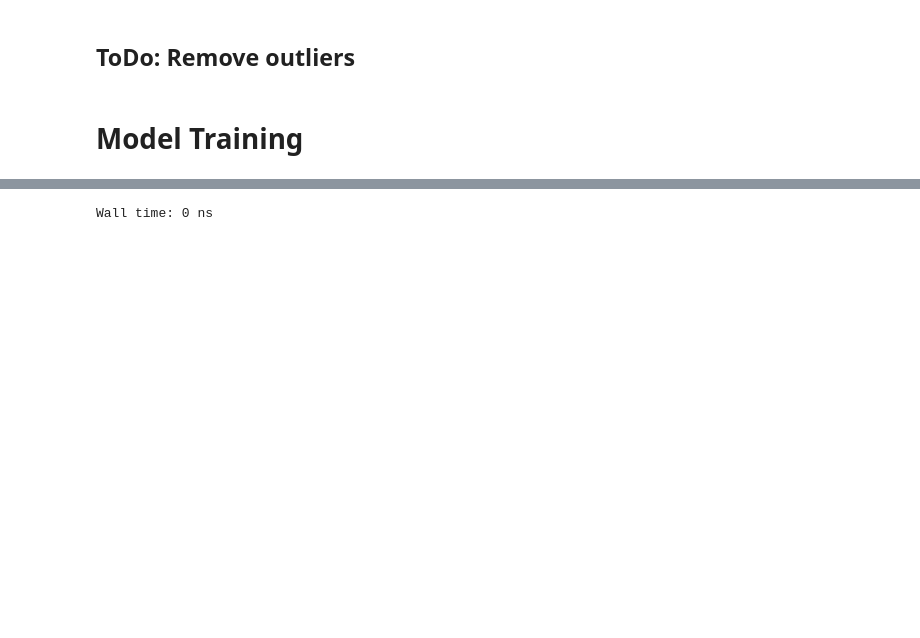
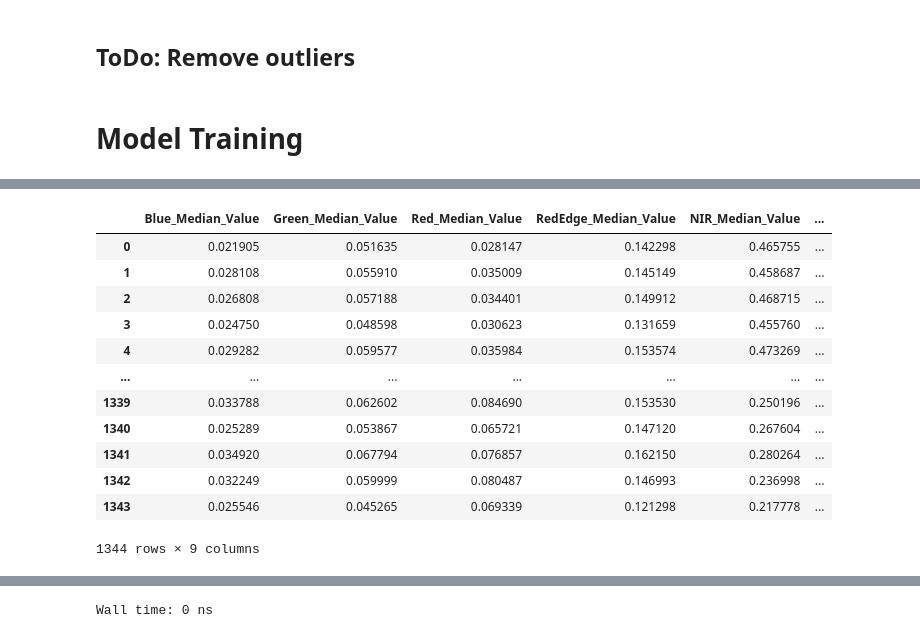
Before and after one commit to fahadijaz/spring_wheat_yield_prediction, a Jupyter notebook: DS Special Syllabus Report/Code/2. Machine Learning.ipynb, the cells around one changed output, grey strips where cells are left out. Drawn from its saved outputs; the diff is of its cells as text; code cells hidden in the pictures; blank space fills up the shorter version.

```diff
--- a/DS Special Syllabus Report/Code/2. Machine Learning.ipynb
+++ b/DS Special Syllabus Report/Code/2. Machine Learning.ipynb
@@ -89,2 +99,7 @@ comments = []
+# %%
+# Initializing the comments to be appended to results
+comments = []
+comments.append('Median columns only')
+comments.append('EVI included.')
 # %% [markdown]
 # Data Trends Visualisation
@@ -205,11 +207,0 @@ comments.append('One hot encoding for Date and Plot_ID.')
-# %%
-# Merging the encoded dates and encoded plot ids with the rest of the
-# dataframe, after dropping the respective original columns
-
-X = np.concatenate((temp_X.drop(columns=['Plot_ID','Date']).values, enc_id, enc_dates), axis=1)
-
-comments.append('Concetenate Plot_ID and Date one hot encoded columns in the end.')
-comments.append('Plot_ID encoded shape '+str(enc_id.shape))
-comments.append('Date encoded shape '+str(enc_dates.shape))
-
-X.shape
@@ -217,0 +267,29 @@ X.shape
+# %%
+# Converting the entries in Date column to ordinal values
+# This is supposed to improve the predictions over the one hot encoding
+
+import time, datetime
+from datetime import datetime as dt
+
+X = temp_X.copy()
+
+X['Date'] = temp_X['Date'].apply(dt.toordinal)
+X.drop(columns=['Plot_ID'], inplace=True)
+comments.append('Converted dates to ordinal.')
+comments.append('Plot ID Dropped.')
+
+X
+# %% [output]
+|  | Blue_Median_Value | Green_Median_Value | Red_Median_Value | RedEdge_Median_Value | NIR_Median_Value | ... |
+| 0 | 0.021905 | 0.051635 | 0.028147 | 0.142298 | 0.465755 | ... |
+| 1 | 0.028108 | 0.055910 | 0.035009 | 0.145149 | 0.458687 | ... |
+| 2 | 0.026808 | 0.057188 | 0.034401 | 0.149912 | 0.468715 | ... |
+| 3 | 0.024750 | 0.048598 | 0.030623 | 0.131659 | 0.455760 | ... |
+| 4 | 0.029282 | 0.059577 | 0.035984 | 0.153574 | 0.473269 | ... |
+| ... | ... | ... | ... | ... | ... | ... |
+| 1339 | 0.033788 | 0.062602 | 0.084690 | 0.153530 | 0.250196 | ... |
+| 1340 | 0.025289 | 0.053867 | 0.065721 | 0.147120 | 0.267604 | ... |
+| 1341 | 0.034920 | 0.067794 | 0.076857 | 0.162150 | 0.280264 | ... |
+| 1342 | 0.032249 | 0.059999 | 0.080487 | 0.146993 | 0.236998 | ... |
+| 1343 | 0.025546 | 0.045265 | 0.069339 | 0.121298 | 0.217778 | ... |
+1344 rows × 9 columns
```
Also changed, not shown: parts of 87 cells of this notebook, 38 other files.
